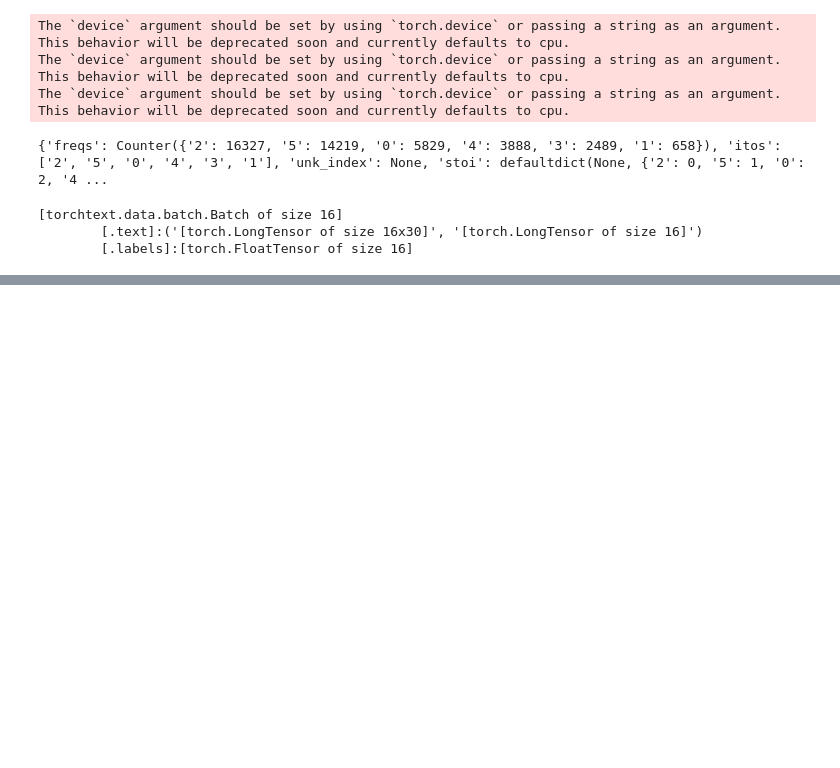
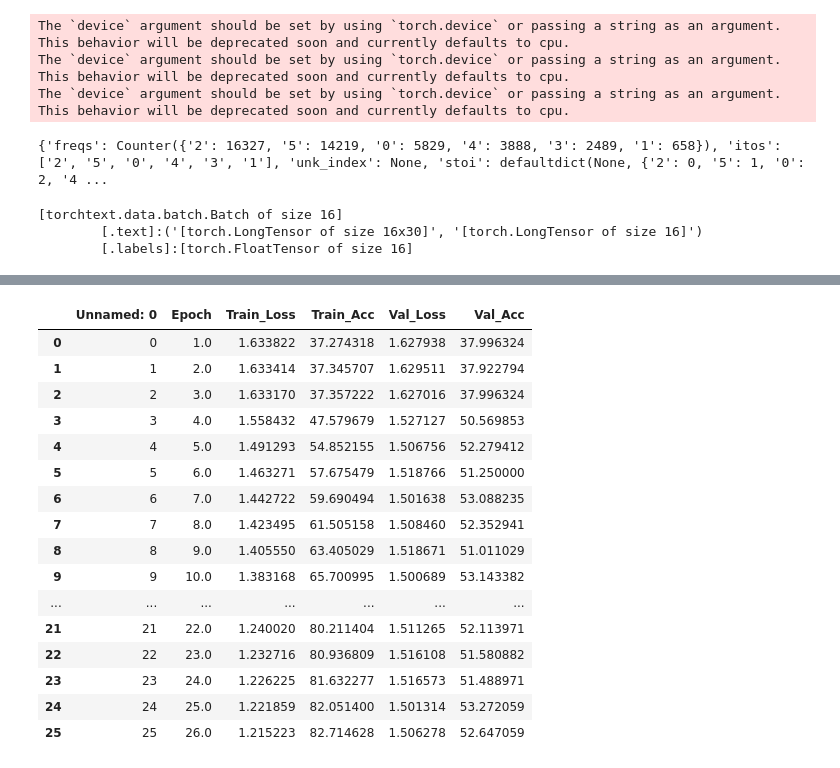
Before and after one commit to keya-desai/GoEmotions-classification, a Jupyter notebook: code/LSTM_Model-Multi-Class.ipynb, the cells around one changed output, grey strips where cells are left out. Cells and saved outputs as stored; diff of their text form; code cells hidden in the pictures; blank space fills up the shorter version.

```diff
--- a/code/LSTM_Model-Multi-Class.ipynb
+++ b/code/LSTM_Model-Multi-Class.ipynb
@@ -283,0 +379,21 @@ TypeError: '<' not supported between instances of 'Example' and 'Example'
+# %%
+training_stats = pd.read_csv('epochs_50_stats')
+training_stats
+# %% [output]
+|  | Unnamed: 0 | Epoch | Train_Loss | Train_Acc | Val_Loss | Val_Acc |
+| 0 | 0 | 1.0 | 1.633822 | 37.274318 | 1.627938 | 37.996324 |
+| 1 | 1 | 2.0 | 1.633414 | 37.345707 | 1.629511 | 37.922794 |
+| 2 | 2 | 3.0 | 1.633170 | 37.357222 | 1.627016 | 37.996324 |
+| 3 | 3 | 4.0 | 1.558432 | 47.579679 | 1.527127 | 50.569853 |
+| 4 | 4 | 5.0 | 1.491293 | 54.852155 | 1.506756 | 52.279412 |
+| 5 | 5 | 6.0 | 1.463271 | 57.675479 | 1.518766 | 51.250000 |
+| 6 | 6 | 7.0 | 1.442722 | 59.690494 | 1.501638 | 53.088235 |
+| 7 | 7 | 8.0 | 1.423495 | 61.505158 | 1.508460 | 52.352941 |
+| 8 | 8 | 9.0 | 1.405550 | 63.405029 | 1.518671 | 51.011029 |
+| 9 | 9 | 10.0 | 1.383168 | 65.700995 | 1.500689 | 53.143382 |
+| ... | ... | ... | ... | ... | ... | ... |
+| 21 | 21 | 22.0 | 1.240020 | 80.211404 | 1.511265 | 52.113971 |
+| 22 | 22 | 23.0 | 1.232716 | 80.936809 | 1.516108 | 51.580882 |
+| 23 | 23 | 24.0 | 1.226225 | 81.632277 | 1.516573 | 51.488971 |
+| 24 | 24 | 25.0 | 1.221859 | 82.051400 | 1.501314 | 53.272059 |
+| 25 | 25 | 26.0 | 1.215223 | 82.714628 | 1.506278 | 52.647059 |
```
Also changed, not shown: parts of 16 cells of this notebook, 7 other files.
